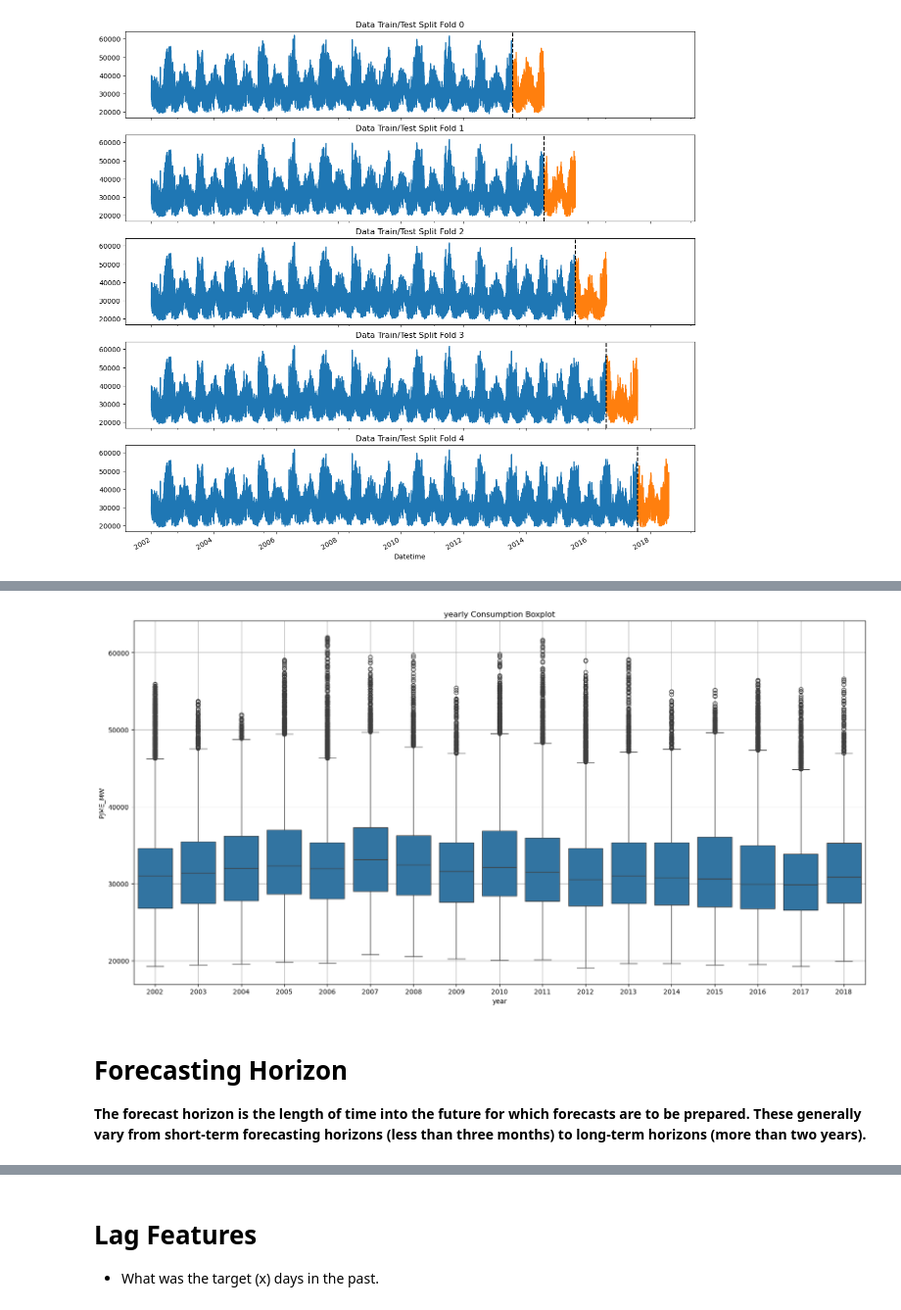
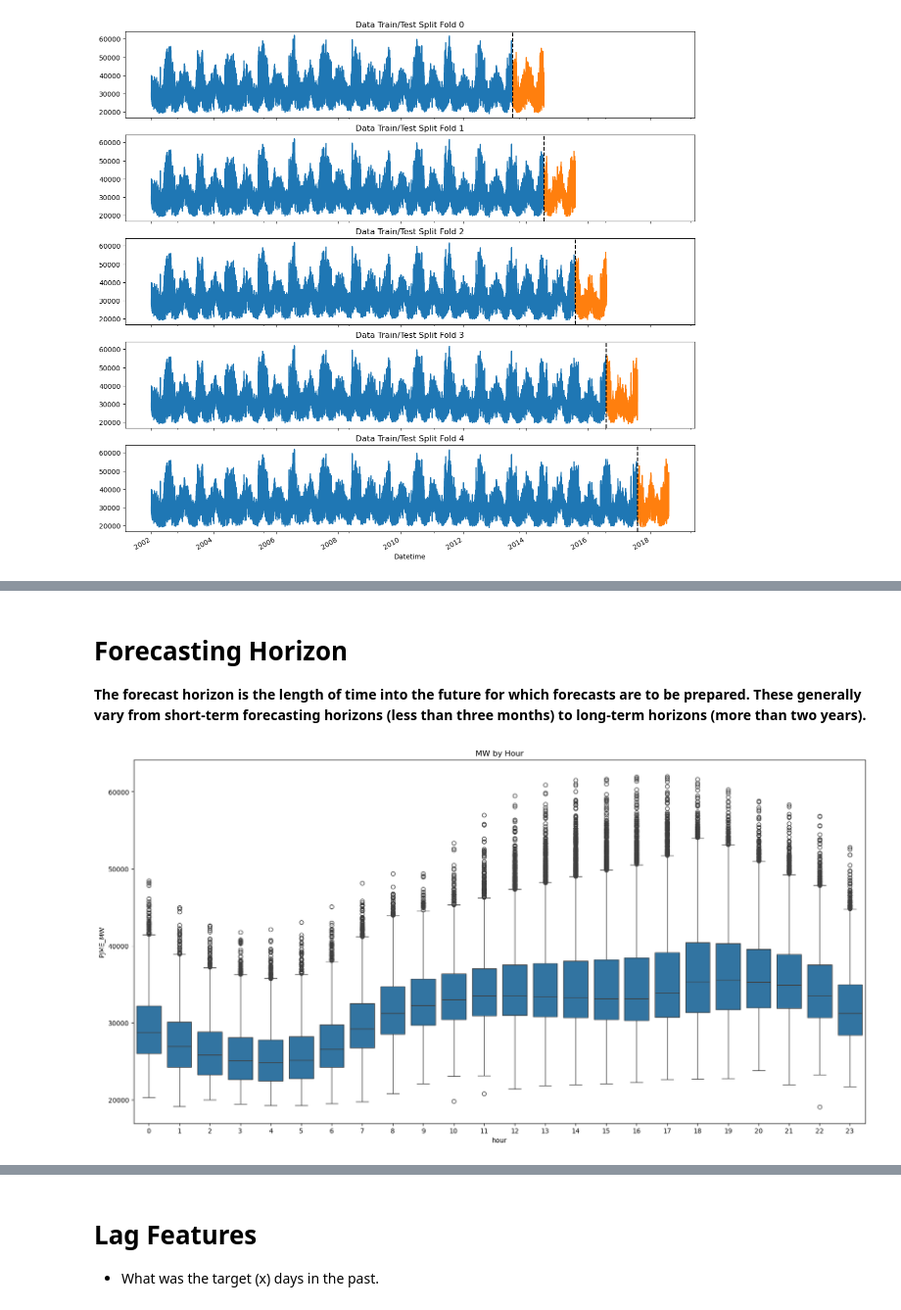
Before and after one commit to nobleyam/Time-Series-Forecasting-with-XGBoost, a Jupyter notebook: Time Series Forecasting with XGBoost.ipynb, the cells around one changed output, grey strips where cells are left out. Shown at 98% size. Drawn from its saved outputs; the diff is of its cells as text; code cells hidden in the pictures.

Commit message:
updaed plots

```diff
--- a/Time Series Forecasting with XGBoost.ipynb
+++ b/Time Series Forecasting with XGBoost.ipynb
@@ -150,11 +123,3 @@ plt.show()
-# %%
-fig, ax = plt.subplots(figsize=(20,10))
-sns.boxplot(data=df, x='year', y='PJME_MW')
-ax.set_title('yearly Consumption Boxplot')
-plt.grid(True)
-plt.show()
-# %% [output]
-[figure, removed]
 # %% [markdown]
 # Forecasting Horizon
 **The forecast horizon is the length of time into the future for which forecasts are to be prepared. These generally vary from short-term forecasting horizons (less than three months) to long-term horizons (more than two years).**
@@ -172,3 +137,10 @@ def create_features(df):
     df['is_weekend'] = df['dayofweek'].isin([5, 6]) * 2
     return df
 df = create_features(df)
+# %%
+fig, ax = plt.subplots(figsize=(20, 10))
+sns.boxplot(data=df, x='hour', y='PJME_MW')
+ax.set_title('MW by Hour')
+plt.show()
+# %% [output]
+[figure, added]
```
Also changed, not shown: parts of 6 cells of this notebook, 1 other file.
